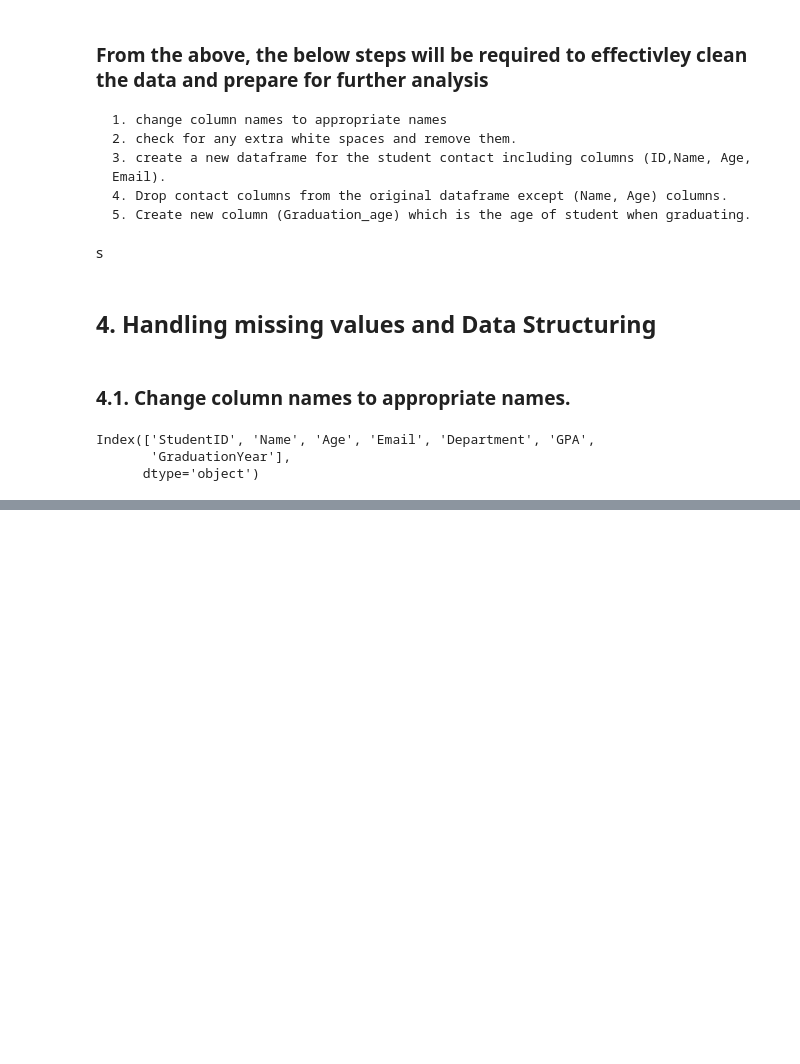
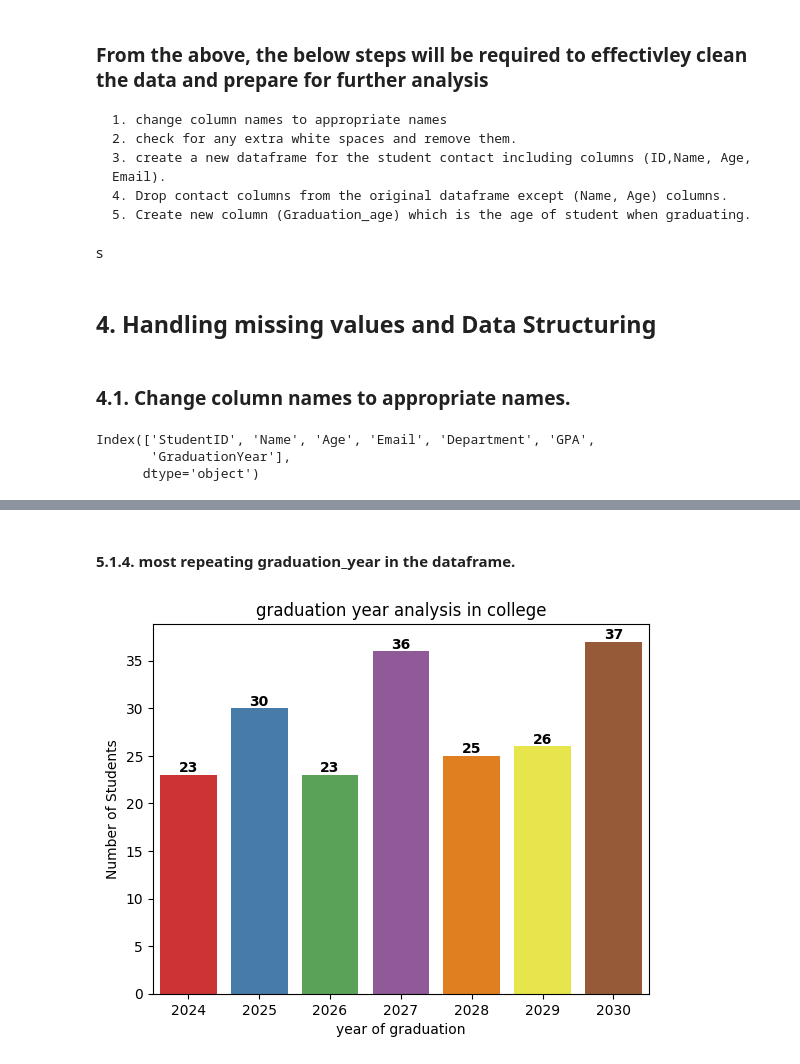
Before and after one commit to hagoog/student_information_EDA, a Jupyter notebook: student-information-eda.ipynb, the cells around one changed output, grey strips where cells are left out. Saved outputs shown, nothing was run; the diff lists cells and outputs as text; code cells hidden in the pictures; blank space fills up the shorter version.

```diff
--- a/student-information-eda.ipynb
+++ b/student-information-eda.ipynb
@@ -313,0 +466,20 @@ new_column_names = {
+# %% [markdown]
+#### 5.1.4. most repeating graduation_year in the dataframe.
+# %%
+ax = sns.countplot(data = df, x = 'graduation_year', palette = 'Set1')
+
+for p in ax.patches:
+    # Get the height of each bar (count of each category)
+    height = p.get_height()
+    # Add the label above the bar
+    ax.text(p.get_x() + p.get_width() / 2, height + 0.7, str(int(height)),
+            ha="center", va="center", fontsize=10, color='black', fontweight='bold')
+
+plt.title('graduation year analysis in college')
+plt.xlabel('year of graduation')
+plt.ylabel('Number of Students')
+plt.show()
+# most of the students will be graduated at years 2030 and 2027
+# the leaset number of students will be graduated at years 2024 and 2026
+# %% [output]
+[figure, added]
```
Also changed, not shown: parts of 36 cells of this notebook.
